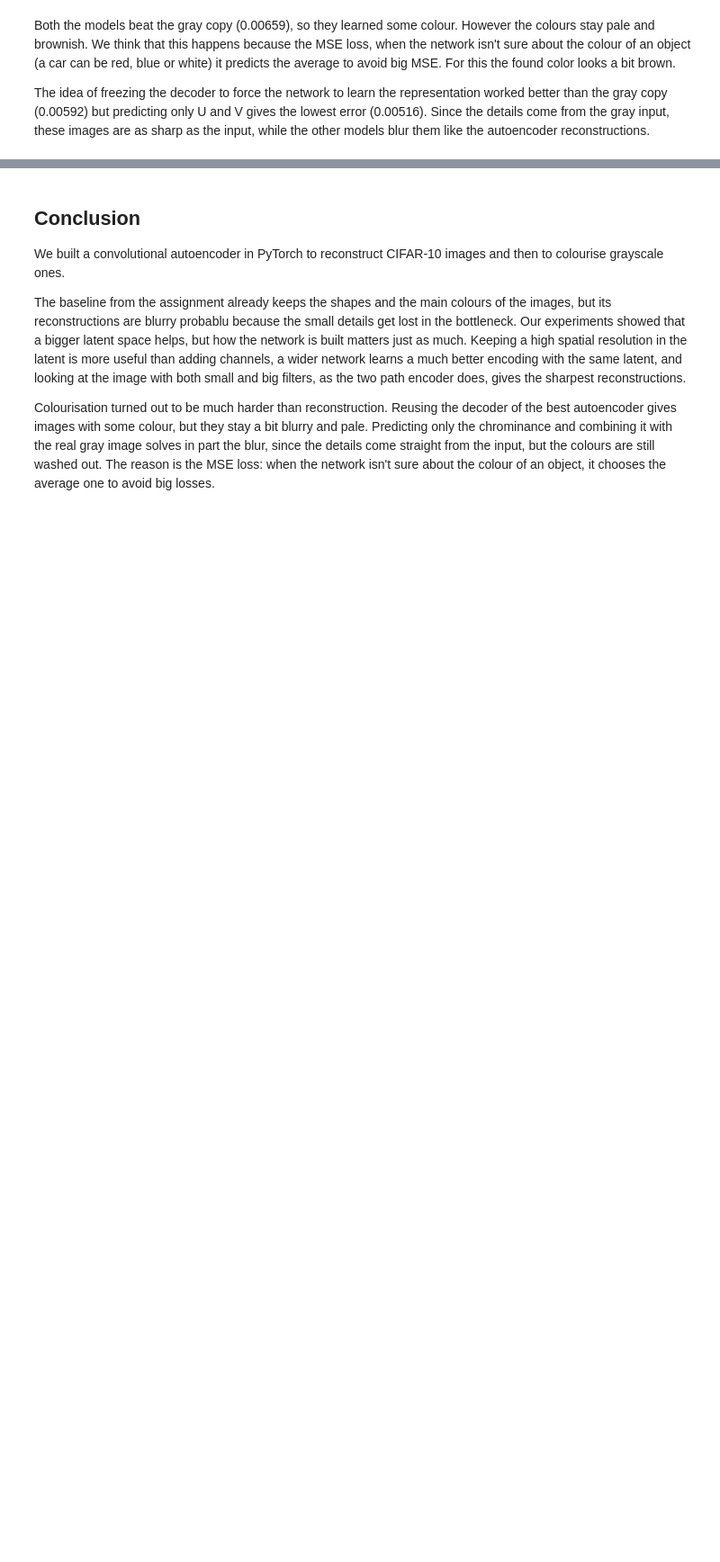
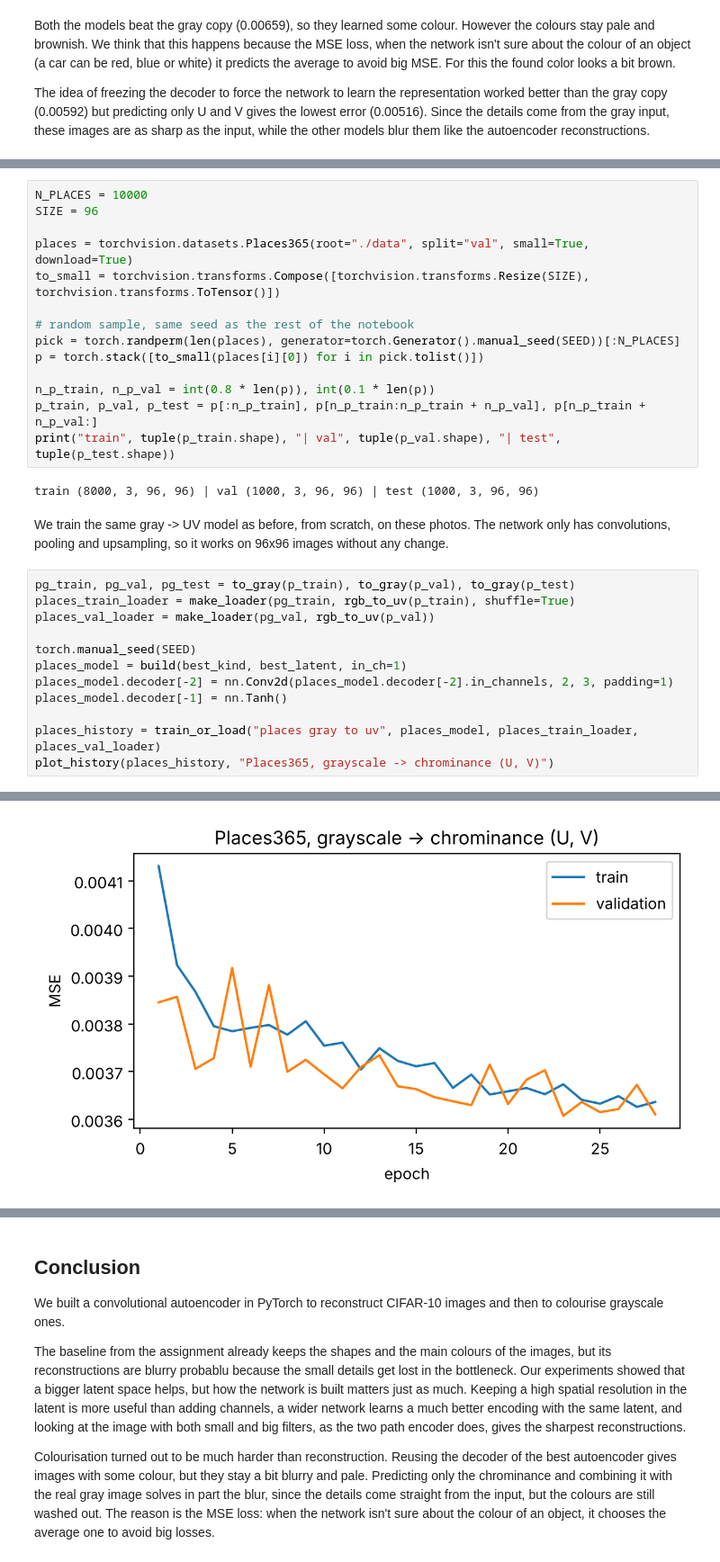
Before and after one commit to flingzi-maximax/assignment-2, a Jupyter notebook: report.ipynb, the cells around one changed output, grey strips where cells are left out. Shown at 90% size. Saved outputs shown, nothing was run; the diff lists cells and outputs as text; blank space fills up the shorter version.

```diff
--- a/report.ipynb
+++ b/report.ipynb
@@ -581,0 +585,31 @@ The idea of freezing the decoder to force the network to learn the representatio
+# %%
+N_PLACES = 10000
+SIZE = 96
+
+places = torchvision.datasets.Places365(root="./data", split="val", small=True, download=True)
+to_small = torchvision.transforms.Compose([torchvision.transforms.Resize(SIZE), torchvision.transforms.ToTensor()])
+
+# random sample, same seed as the rest of the notebook
+pick = torch.randperm(len(places), generator=torch.Generator().manual_seed(SEED))[:N_PLACES]
+p = torch.stack([to_small(places[i][0]) for i in pick.tolist()])
+
+n_p_train, n_p_val = int(0.8 * len(p)), int(0.1 * len(p))
+p_train, p_val, p_test = p[:n_p_train], p[n_p_train:n_p_train + n_p_val], p[n_p_train + n_p_val:]
+print("train", tuple(p_train.shape), "| val", tuple(p_val.shape), "| test", tuple(p_test.shape))
+# %% [output]
+train (8000, 3, 96, 96) | val (1000, 3, 96, 96) | test (1000, 3, 96, 96)
+# %% [markdown]
+We train the same gray -> UV model as before, from scratch, on these photos. The network only has convolutions, pooling and upsampling, so it works on 96x96 images without any change.
+# %%
+pg_train, pg_val, pg_test = to_gray(p_train), to_gray(p_val), to_gray(p_test)
+places_train_loader = make_loader(pg_train, rgb_to_uv(p_train), shuffle=True)
+places_val_loader = make_loader(pg_val, rgb_to_uv(p_val))
+
+torch.manual_seed(SEED)
+places_model = build(best_kind, best_latent, in_ch=1)
+places_model.decoder[-2] = nn.Conv2d(places_model.decoder[-2].in_channels, 2, 3, padding=1)
+places_model.decoder[-1] = nn.Tanh()
+
+places_history = train_or_load("places gray to uv", places_model, places_train_loader, places_val_loader)
+plot_history(places_history, "Places365, grayscale -> chrominance (U, V)")
+# %% [output]
@@ -581,0 +633 @@ The idea of freezing the decoder to force the network to learn the representatio
+[figure, added]
```
Also changed, not shown: parts of 4 cells of this notebook, 1 other file.
